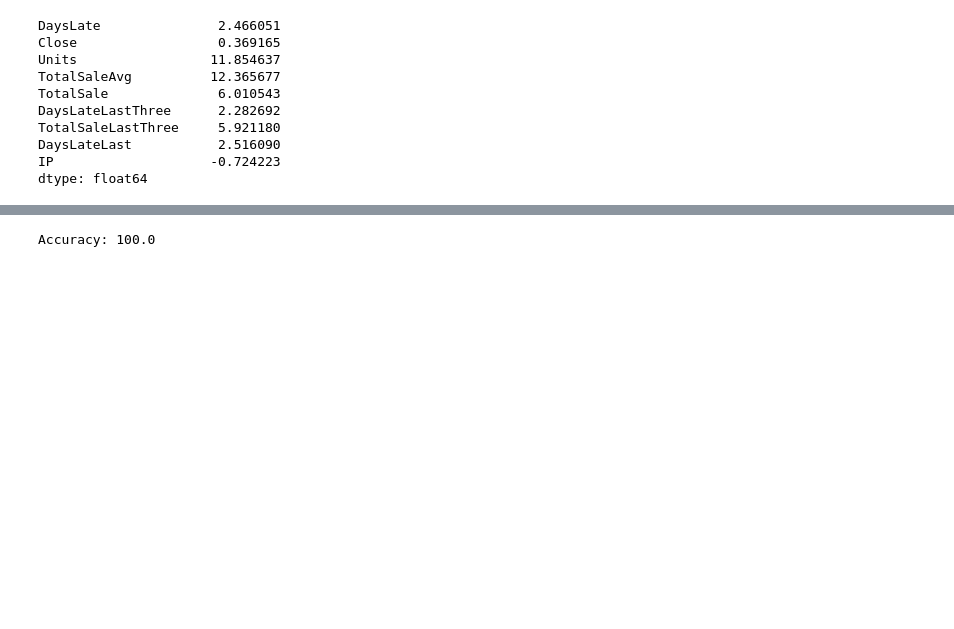
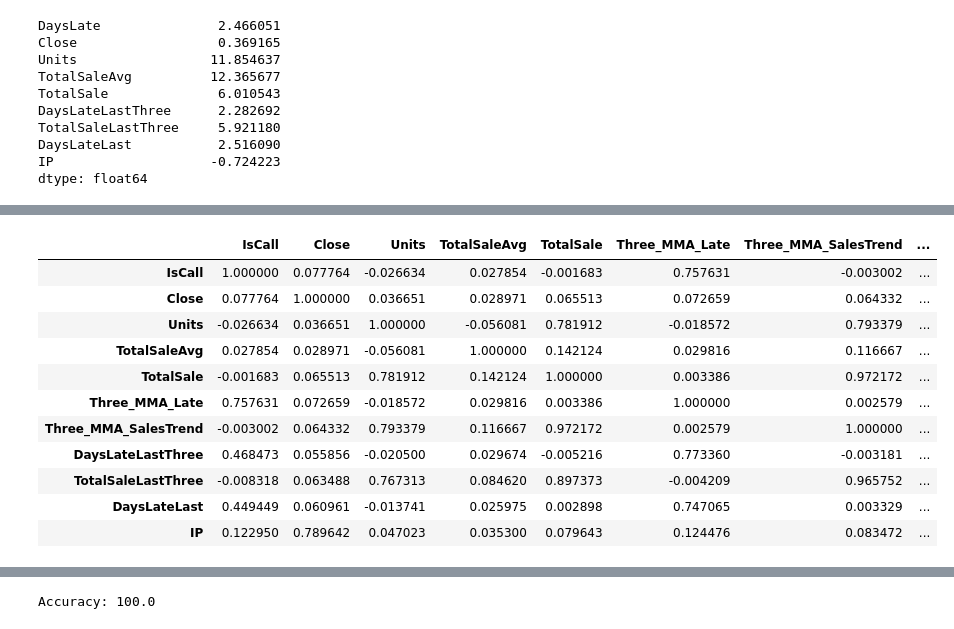
Before and after one commit to apclypsr/Capstone-Project, a Jupyter notebook: SurveyAnalysis.ipynb, the cells around one changed output, grey strips where cells are left out. Cells and saved outputs as stored; diff of their text form; code cells hidden in the pictures; blank space fills up the shorter version.

```diff
--- a/SurveyAnalysis.ipynb
+++ b/SurveyAnalysis.ipynb
@@ -332,3 +319,18 @@ PAIRPLOT2.corr()
+# %%
+corr2
+# %% [output]
+|  | IsCall | Close | Units | TotalSaleAvg | TotalSale | Three_MMA_Late | Three_MMA_SalesTrend | ... |
+| IsCall | 1.000000 | 0.077764 | -0.026634 | 0.027854 | -0.001683 | 0.757631 | -0.003002 | ... |
+| Close | 0.077764 | 1.000000 | 0.036651 | 0.028971 | 0.065513 | 0.072659 | 0.064332 | ... |
+| Units | -0.026634 | 0.036651 | 1.000000 | -0.056081 | 0.781912 | -0.018572 | 0.793379 | ... |
+| TotalSaleAvg | 0.027854 | 0.028971 | -0.056081 | 1.000000 | 0.142124 | 0.029816 | 0.116667 | ... |
+| TotalSale | -0.001683 | 0.065513 | 0.781912 | 0.142124 | 1.000000 | 0.003386 | 0.972172 | ... |
+| Three_MMA_Late | 0.757631 | 0.072659 | -0.018572 | 0.029816 | 0.003386 | 1.000000 | 0.002579 | ... |
+| Three_MMA_SalesTrend | -0.003002 | 0.064332 | 0.793379 | 0.116667 | 0.972172 | 0.002579 | 1.000000 | ... |
+| DaysLateLastThree | 0.468473 | 0.055856 | -0.020500 | 0.029674 | -0.005216 | 0.773360 | -0.003181 | ... |
+| TotalSaleLastThree | -0.008318 | 0.063488 | 0.767313 | 0.084620 | 0.897373 | -0.004209 | 0.965752 | ... |
+| DaysLateLast | 0.449449 | 0.060961 | -0.013741 | 0.025975 | 0.002898 | 0.747065 | 0.003329 | ... |
+| IP | 0.122950 | 0.789642 | 0.047023 | 0.035300 | 0.079643 | 0.124476 | 0.083472 | ... |
 # %%
 #Correlation Matrix Plot
 import matplotlib.pyplot as plt
```
Also changed, not shown: parts of 20 cells of this notebook.
